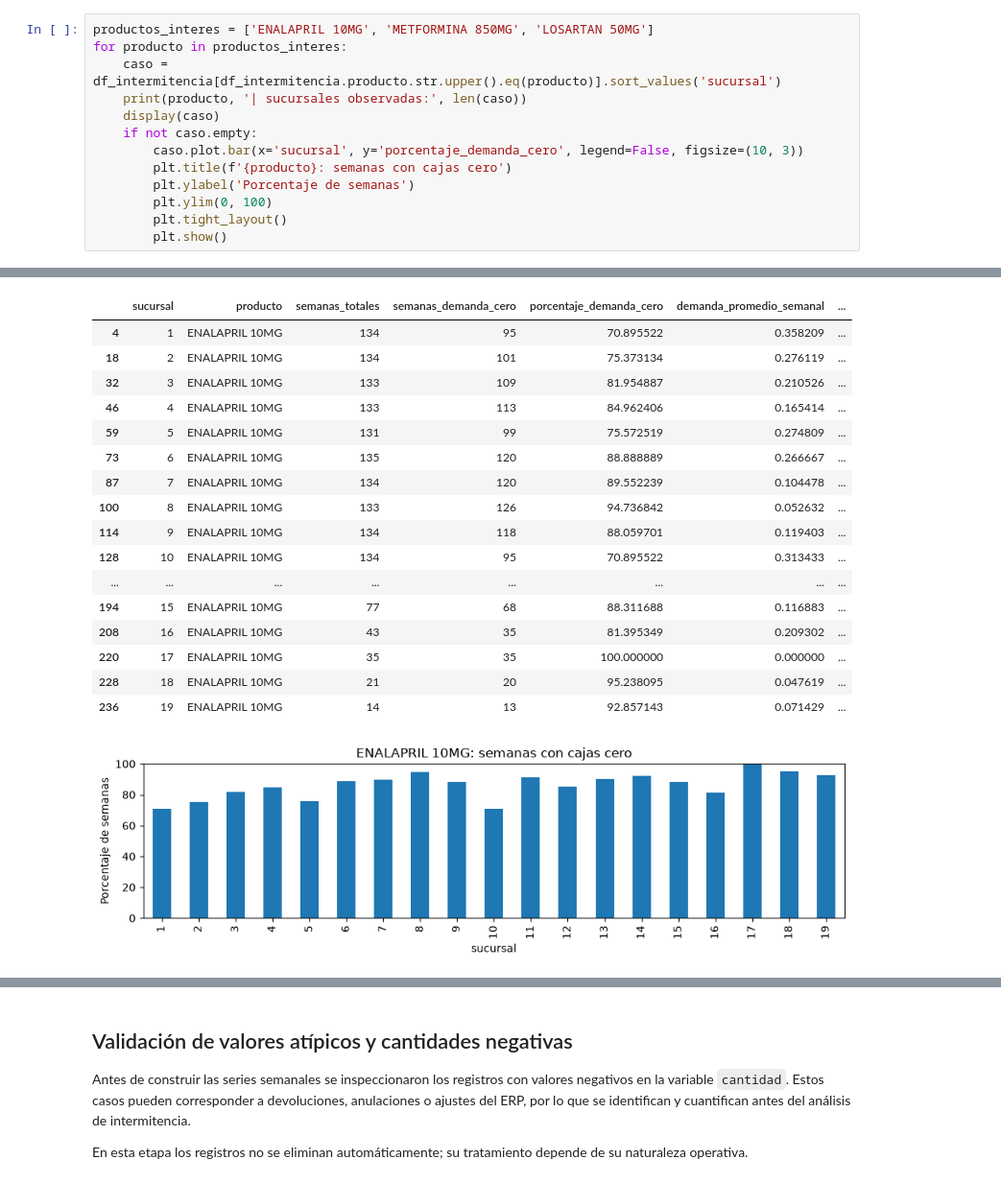
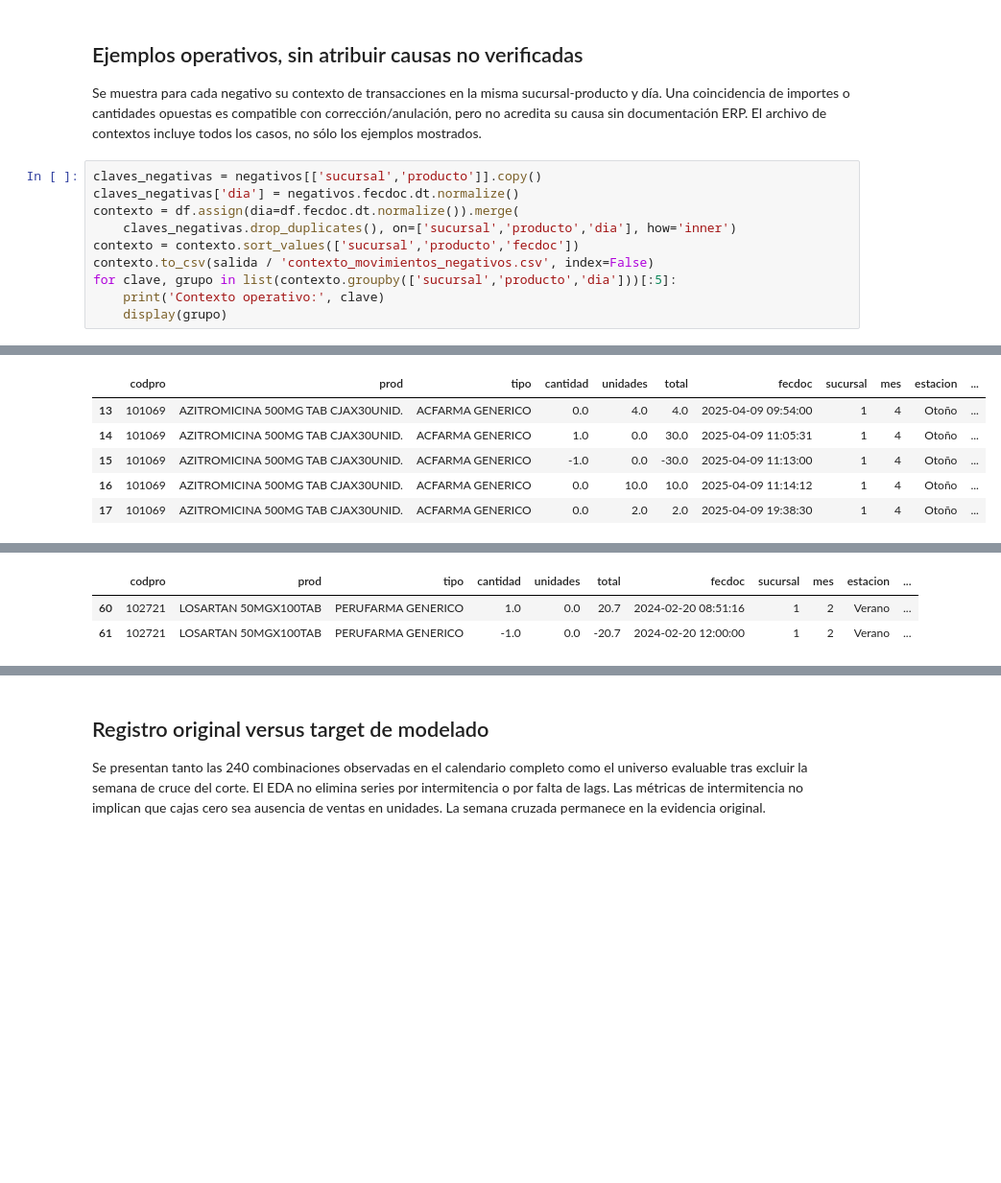
Before and after one commit to Victor-Andree/Modelos_ML, a Jupyter notebook: notebooks/08_EDA_Intermitencia_Series.ipynb, the cells around one changed output, grey strips where cells are left out. Shown at 96% size. Cells and saved outputs as stored; diff of their text form; blank space fills up the shorter version.

```diff
--- a/notebooks/08_EDA_Intermitencia_Series.ipynb
+++ b/notebooks/08_EDA_Intermitencia_Series.ipynb
@@ -50,14 +101,14 @@ El porcentaje global usa todas las semanas, no un promedio de porcentajes por se
+# %% [markdown]
+## Ejemplos operativos, sin atribuir causas no verificadas
+Se muestra para cada negativo su contexto de transacciones en la misma sucursal-producto y día. Una coincidencia de importes o cantidades opuestas es compatible con corrección/anulación, pero no acredita su causa sin documentación ERP. El archivo de contextos incluye todos los casos, no sólo los ejemplos mostrados.
 # %%
-productos_interes = ['ENALAPRIL 10MG', 'METFORMINA 850MG', 'LOSARTAN 50MG']
-for producto in productos_interes:
-    caso = df_intermitencia[df_intermitencia.producto.str.upper().eq(producto)].sort_values('sucursal')
-    print(producto, '| sucursales observadas:', len(caso))
-    display(caso)
-    if not caso.empty:
-        caso.plot.bar(x='sucursal', y='porcentaje_demanda_cero', legend=False, figsize=(10, 3))
-        plt.title(f'{producto}: semanas con cajas cero')
-        plt.ylabel('Porcentaje de semanas')
-        plt.ylim(0, 100)
-        plt.tight_layout()
-        plt.show()
+claves_negativas = negativos[['sucursal','producto']].copy()
+claves_negativas['dia'] = negativos.fecdoc.dt.normalize()
+contexto = df.assign(dia=df.fecdoc.dt.normalize()).merge(
+    claves_negativas.drop_duplicates(), on=['sucursal','producto','dia'], how='inner')
+contexto = contexto.sort_values(['sucursal','producto','fecdoc'])
+contexto.to_csv(salida / 'contexto_movimientos_negativos.csv', index=False)
+for clave, grupo in list(contexto.groupby(['sucursal','producto','dia']))[:5]:
+    print('Contexto operativo:', clave)
+    display(grupo)
 # %% [output]
@@ -65,18 +116,6 @@ ENALAPRIL 10MG | sucursales observadas: 19
-|  | sucursal | producto | semanas_totales | semanas_demanda_cero | porcentaje_demanda_cero | demanda_promedio_semanal | ... |
-| 4 | 1 | ENALAPRIL 10MG | 134 | 95 | 70.895522 | 0.358209 | ... |
-| 18 | 2 | ENALAPRIL 10MG | 134 | 101 | 75.373134 | 0.276119 | ... |
-| 32 | 3 | ENALAPRIL 10MG | 133 | 109 | 81.954887 | 0.210526 | ... |
-| 46 | 4 | ENALAPRIL 10MG | 133 | 113 | 84.962406 | 0.165414 | ... |
-| 59 | 5 | ENALAPRIL 10MG | 131 | 99 | 75.572519 | 0.274809 | ... |
-| 73 | 6 | ENALAPRIL 10MG | 135 | 120 | 88.888889 | 0.266667 | ... |
-| 87 | 7 | ENALAPRIL 10MG | 134 | 120 | 89.552239 | 0.104478 | ... |
-| 100 | 8 | ENALAPRIL 10MG | 133 | 126 | 94.736842 | 0.052632 | ... |
-| 114 | 9 | ENALAPRIL 10MG | 134 | 118 | 88.059701 | 0.119403 | ... |
-| 128 | 10 | ENALAPRIL 10MG | 134 | 95 | 70.895522 | 0.313433 | ... |
-| ... | ... | ... | ... | ... | ... | ... | ... |
-| 194 | 15 | ENALAPRIL 10MG | 77 | 68 | 88.311688 | 0.116883 | ... |
-| 208 | 16 | ENALAPRIL 10MG | 43 | 35 | 81.395349 | 0.209302 | ... |
-| 220 | 17 | ENALAPRIL 10MG | 35 | 35 | 100.000000 | 0.000000 | ... |
-| 228 | 18 | ENALAPRIL 10MG | 21 | 20 | 95.238095 | 0.047619 | ... |
-| 236 | 19 | ENALAPRIL 10MG | 14 | 13 | 92.857143 | 0.071429 | ... |
+|  | codpro | prod | tipo | cantidad | unidades | total | fecdoc | sucursal | mes | estacion | ... |
+| 13 | 101069 | AZITROMICINA 500MG TAB CJAX30UNID. | ACFARMA GENERICO | 0.0 | 4.0 | 4.0 | 2025-04-09 09:54:00 | 1 | 4 | Otoño | ... |
+| 14 | 101069 | AZITROMICINA 500MG TAB CJAX30UNID. | ACFARMA GENERICO | 1.0 | 0.0 | 30.0 | 2025-04-09 11:05:31 | 1 | 4 | Otoño | ... |
+| 15 | 101069 | AZITROMICINA 500MG TAB CJAX30UNID. | ACFARMA GENERICO | -1.0 | 0.0 | -30.0 | 2025-04-09 11:13:00 | 1 | 4 | Otoño | ... |
+| 16 | 101069 | AZITROMICINA 500MG TAB CJAX30UNID. | ACFARMA GENERICO | 0.0 | 10.0 | 10.0 | 2025-04-09 11:14:12 | 1 | 4 | Otoño | ... |
+| 17 | 101069 | AZITROMICINA 500MG TAB CJAX30UNID. | ACFARMA GENERICO | 0.0 | 2.0 | 2.0 | 2025-04-09 19:38:30 | 1 | 4 | Otoño | ... |
-[figure, removed]
@@ -120,0 +133,3 @@ LOSARTAN 50MG | sucursales observadas: 16
+|  | codpro | prod | tipo | cantidad | unidades | total | fecdoc | sucursal | mes | estacion | ... |
+| 60 | 102721 | LOSARTAN 50MGX100TAB | PERUFARMA GENERICO | 1.0 | 0.0 | 20.7 | 2024-02-20 08:51:16 | 1 | 2 | Verano | ... |
+| 61 | 102721 | LOSARTAN 50MGX100TAB | PERUFARMA GENERICO | -1.0 | 0.0 | -20.7 | 2024-02-20 12:00:00 | 1 | 2 | Verano | ... |
@@ -121,11 +142,4 @@ LOSARTAN 50MG | sucursales observadas: 16
 # %% [markdown]
-## Validación de valores atípicos y cantidades negativas
-
-Antes de construir las series semanales se inspeccionaron los registros
-con valores negativos en la variable `cantidad`. Estos casos pueden
-corresponder a devoluciones, anulaciones o ajustes del ERP, por lo que
-se identifican y cuantifican antes del análisis de intermitencia.
-
-En esta etapa los registros no se eliminan automáticamente; su
-tratamiento depende de su naturaleza operativa.
+## Registro original versus target de modelado
+Se presentan tanto las 240 combinaciones observadas en el calendario completo como el universo evaluable tras excluir la semana de cruce del corte. El EDA no elimina series por intermitencia o por falta de lags. Las métricas de intermitencia no implican que cajas cero sea ausencia de ventas en unidades. La semana cruzada permanece en la evidencia original.
 # %%
```
Also changed, not shown: parts of 5 cells of this notebook, 35 other files.
